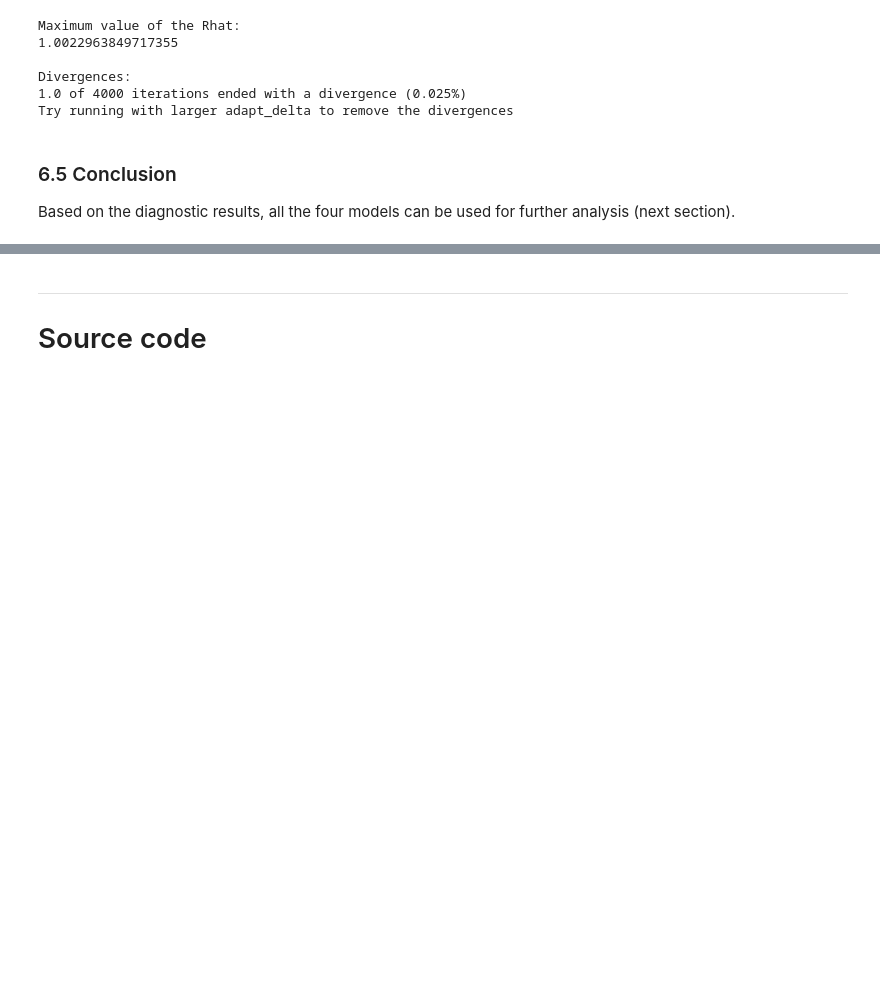
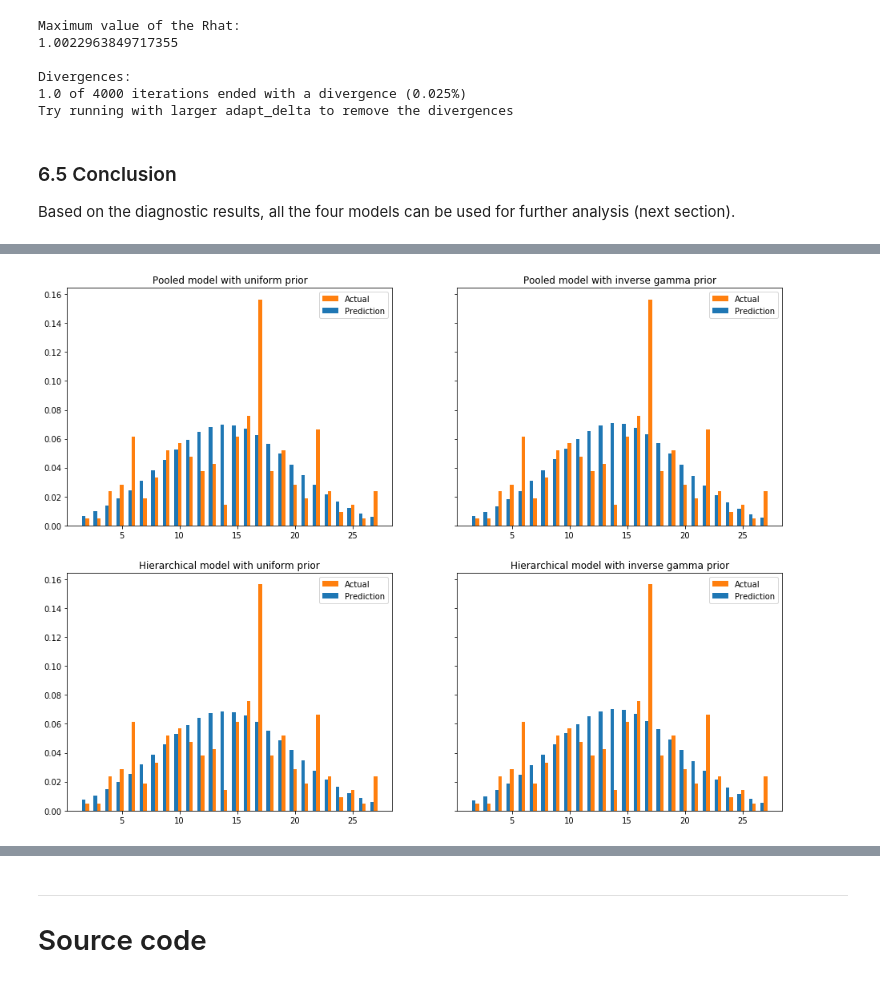
Before and after one commit to fuksi/bda_project_2018, a Jupyter notebook: notebook/BWF Badminton.ipynb, the cells around one changed output, grey strips where cells are left out. Saved outputs shown, nothing was run; the diff lists cells and outputs as text; code cells hidden in the pictures; blank space fills up the shorter version.

```diff
--- a/notebook/BWF Badminton.ipynb
+++ b/notebook/BWF Badminton.ipynb
@@ -797,0 +702,9 @@ def show_predictive_distributions(samples):
+# %%
+compare_predictive_vs_actual(fits=[pool_uni_fit, pool_inv_fit, hier_uni_fit, hier_inv_fit], labels=[
+	'Pooled model with uniform prior',
+	'Pooled model with inverse gamma prior',
+	'Hierarchical model with uniform prior',
+	'Hierarchical model with inverse gamma prior'],
+     ypred_accessors= ['ypred', 'ypred', 'ypred_new', 'ypred_new'], new_data=last)
+# %% [output]
+[figure, added]
```
Also changed, not shown: parts of 24 cells of this notebook, 1 other file.
